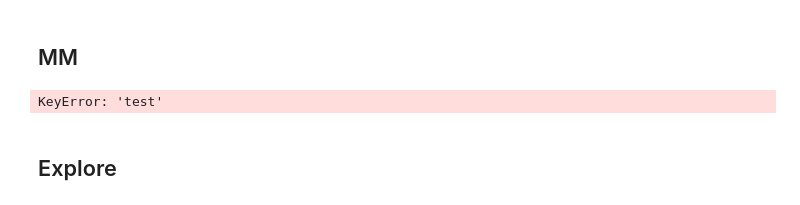
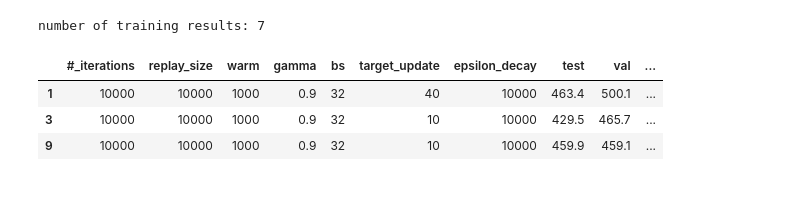
Before and after one commit to humemai/agent-room-env-v2-lstm, a Jupyter notebook: compare-results-dqn.ipynb, the cells around one changed output. Drawn from its saved outputs; the diff is of its cells as text; code cells hidden in the pictures.

```diff
--- a/compare-results-dqn.ipynb
+++ b/compare-results-dqn.ipynb
@@ -1,5 +1,3 @@
-# %% [markdown]
-## MM
 # %%
 from glob import glob
 from humemai.utils import read_yaml
@@ -7,7 +5,7 @@ import pandas as pd
 import numpy as np
 
 results_all = []
-for results_path in glob("./training-results/DQN/mm/m/100/*/results.yaml"):
+for results_path in glob("./training-results/stochastic-objects/DQN/explore/l/100-question_interval=1/*/results.yaml"):
     train_path = results_path.replace("results.yaml", "train.yaml")
     train = read_yaml(train_path)
     results = read_yaml(results_path)
@@ -20,22 +18,35 @@ for results_path in glob("./training-results/DQN/mm/m/100/*/results.yaml"):
             "bs": train["batch_size"],
             "target_update": train["target_update_interval"],
             "epsilon_decay": train["epsilon_decay_until"],
-            "ddqn": train["ddqn"],
-            "dueling": train["dueling_dqn"],
-            "split_reward": train["split_reward_training"],
+            # "ddqn": train["ddqn"],
+            # "dueling": train["dueling_dqn"],
             "test": results["test_score"]["mean"],
             "val": max([foo["mean"] for foo in results["validation_score"]]),
+            # "test_val_mean": (
+            #     results["test_score"]["mean"]
+            #     + max([foo["mean"] for foo in results["validation_score"]])
+            # )
+            # / 2,
             "path": results_path.split("/")[-2],
         }
     )
 
 df = pd.DataFrame(results_all)
-df_sorted = df.sort_values(by="test", ascending=False)
+df = df[
+    (df["gamma"] == 0.9)
+    # (df["ddqn"] == True)
+    # & (df["dueling"] == False)
+    # & (df["bs"] == 64)
+    # & (df["replay_size"] == 500)
+    # & (df["warm"] == 250)
+    # & (df["epsilon_decay"] == 1000)
+]
+
+df_sorted = df.sort_values(by="val", ascending=False)
 print(f"number of training results: {len(df_sorted)}")
 
-top_k = 10
-df_sorted[:top_k]
+top_k = 3
+top = df_sorted[:top_k]
+bottom = df_sorted[-top_k:]
 # %% [output]
-KeyError: 'test'
+number of training results: 7
-# %% [markdown]
-## Explore
@@ -77,0 +53,7 @@ df_sorted[:top_k].select_dtypes(include=[np.number, bool]).mean()
+# %%
+top
+# %% [output]
+|  | #_iterations | replay_size | warm | gamma | bs | target_update | epsilon_decay | test | val | ... |
+| 1 | 10000 | 10000 | 1000 | 0.9 | 32 | 40 | 10000 | 463.4 | 500.1 | ... |
+| 3 | 10000 | 10000 | 1000 | 0.9 | 32 | 10 | 10000 | 429.5 | 465.7 | ... |
+| 9 | 10000 | 10000 | 1000 | 0.9 | 32 | 10 | 10000 | 459.9 | 459.1 | ... |
```
Also changed, not shown: parts of 3 cells of this notebook, 20 other files.
